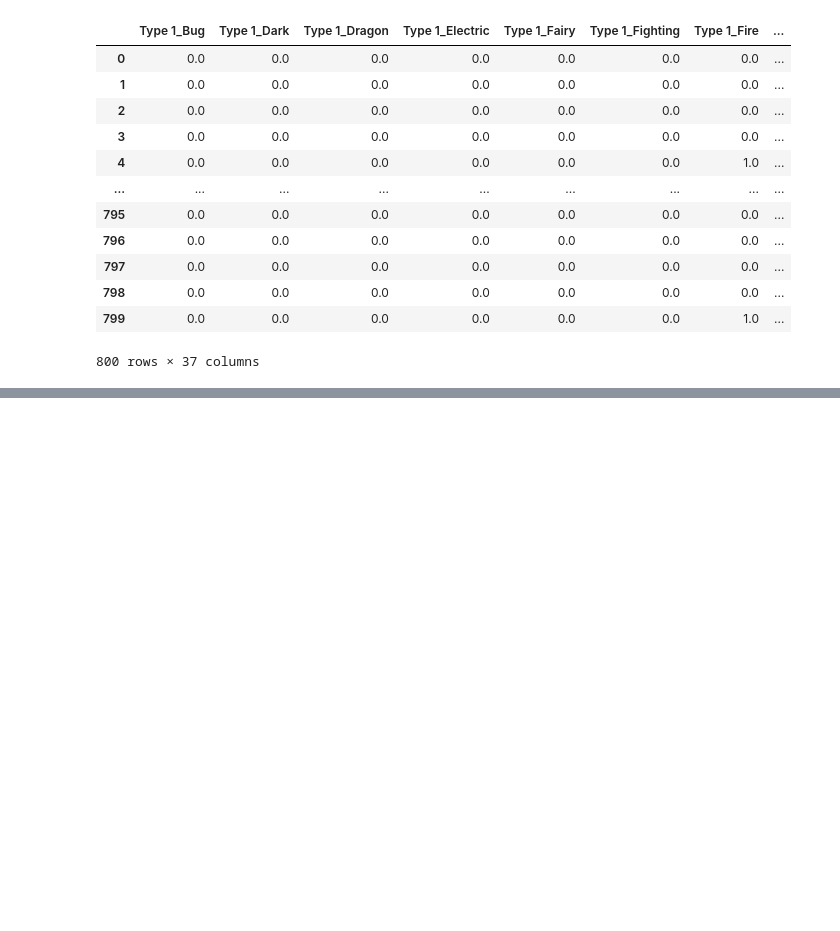
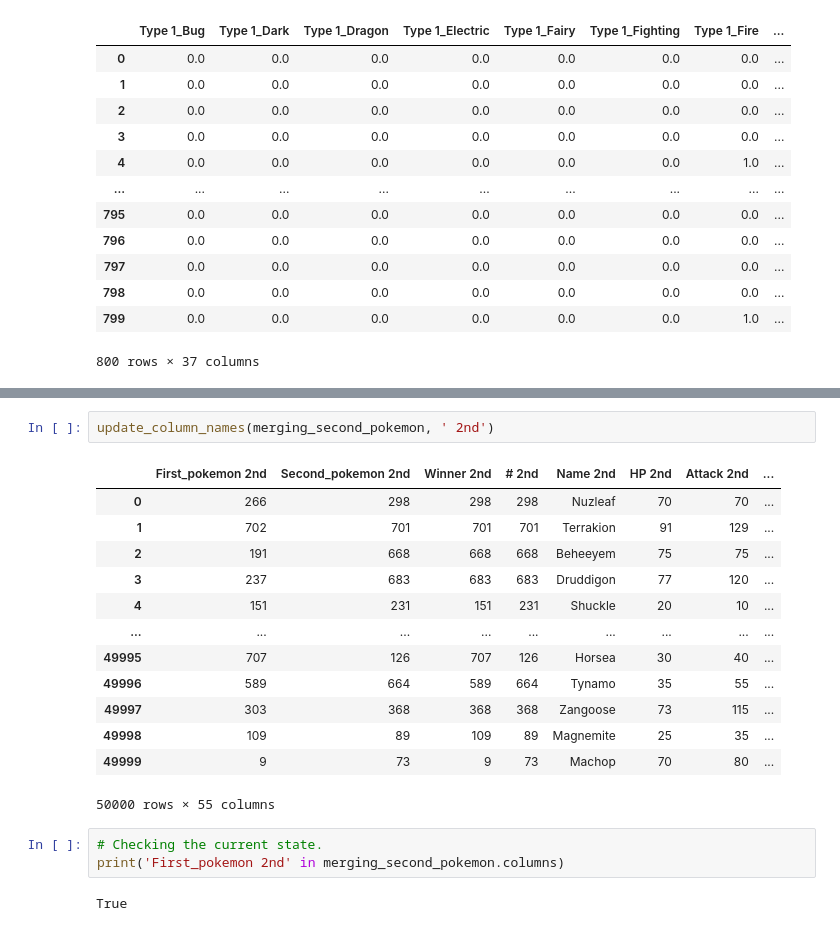
Before and after one commit to SevenWoos/MachineLearningProjects, a Jupyter notebook: pokemon_projects/pokemon_ml/test2/poke_ml_test2.ipynb, the cells around one changed output, grey strips where cells are left out. Saved outputs shown, nothing was run; the diff lists cells and outputs as text; blank space fills up the shorter version.

```diff
--- a/pokemon_projects/pokemon_ml/test2/poke_ml_test2.ipynb
+++ b/pokemon_projects/pokemon_ml/test2/poke_ml_test2.ipynb
@@ -963,0 +1113,21 @@ types
+# %%
+update_column_names(merging_second_pokemon, ' 2nd')
+# %% [output]
+|  | First_pokemon 2nd | Second_pokemon 2nd | Winner 2nd | # 2nd | Name 2nd | HP 2nd | Attack 2nd | ... |
+| 0 | 266 | 298 | 298 | 298 | Nuzleaf | 70 | 70 | ... |
+| 1 | 702 | 701 | 701 | 701 | Terrakion | 91 | 129 | ... |
+| 2 | 191 | 668 | 668 | 668 | Beheeyem | 75 | 75 | ... |
+| 3 | 237 | 683 | 683 | 683 | Druddigon | 77 | 120 | ... |
+| 4 | 151 | 231 | 151 | 231 | Shuckle | 20 | 10 | ... |
+| ... | ... | ... | ... | ... | ... | ... | ... | ... |
+| 49995 | 707 | 126 | 707 | 126 | Horsea | 30 | 40 | ... |
+| 49996 | 589 | 664 | 589 | 664 | Tynamo | 35 | 55 | ... |
+| 49997 | 303 | 368 | 368 | 368 | Zangoose | 73 | 115 | ... |
+| 49998 | 109 | 89 | 109 | 89 | Magnemite | 25 | 35 | ... |
+| 49999 | 9 | 73 | 9 | 73 | Machop | 70 | 80 | ... |
+50000 rows × 55 columns
+# %%
+# Checking the current state.
+print('First_pokemon 2nd' in merging_second_pokemon.columns)
+# %% [output]
+True
```
Also changed, not shown: parts of 30 cells of this notebook.
